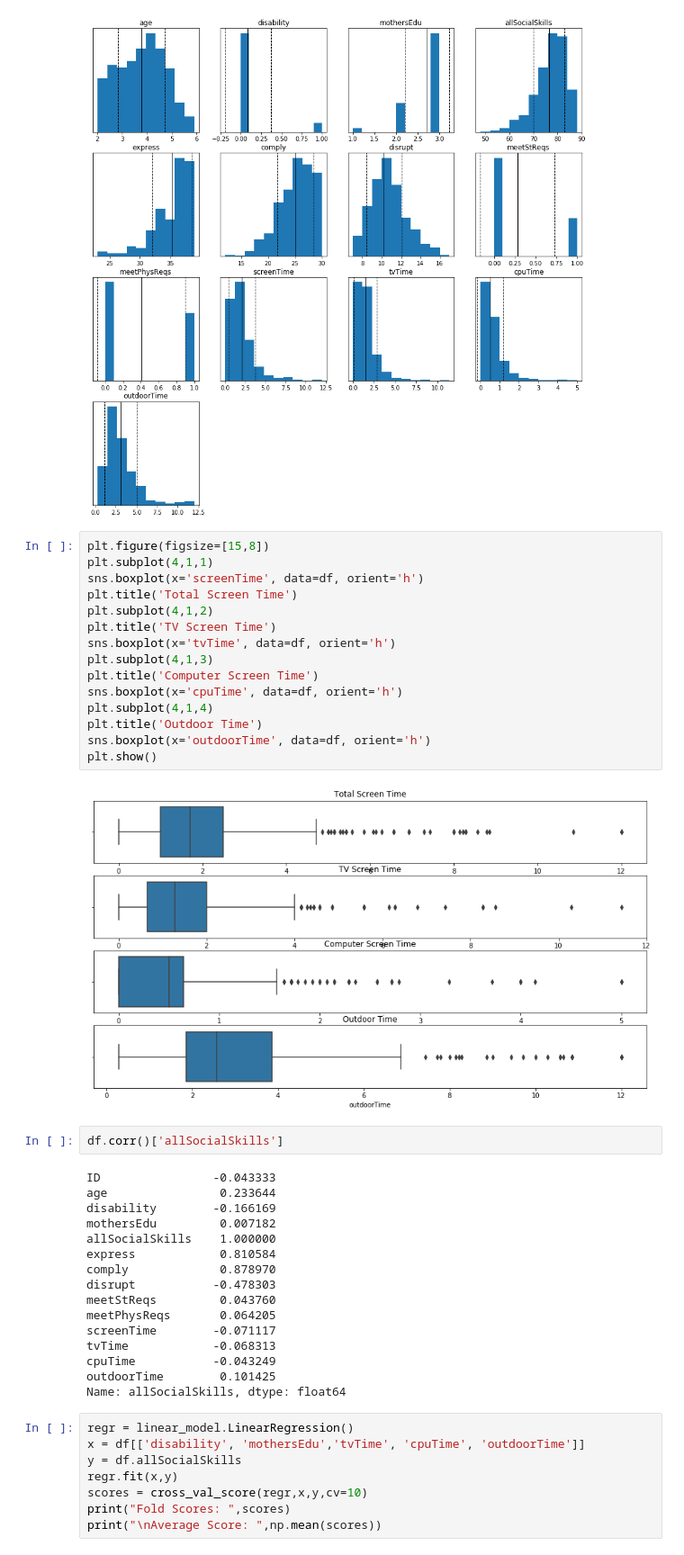
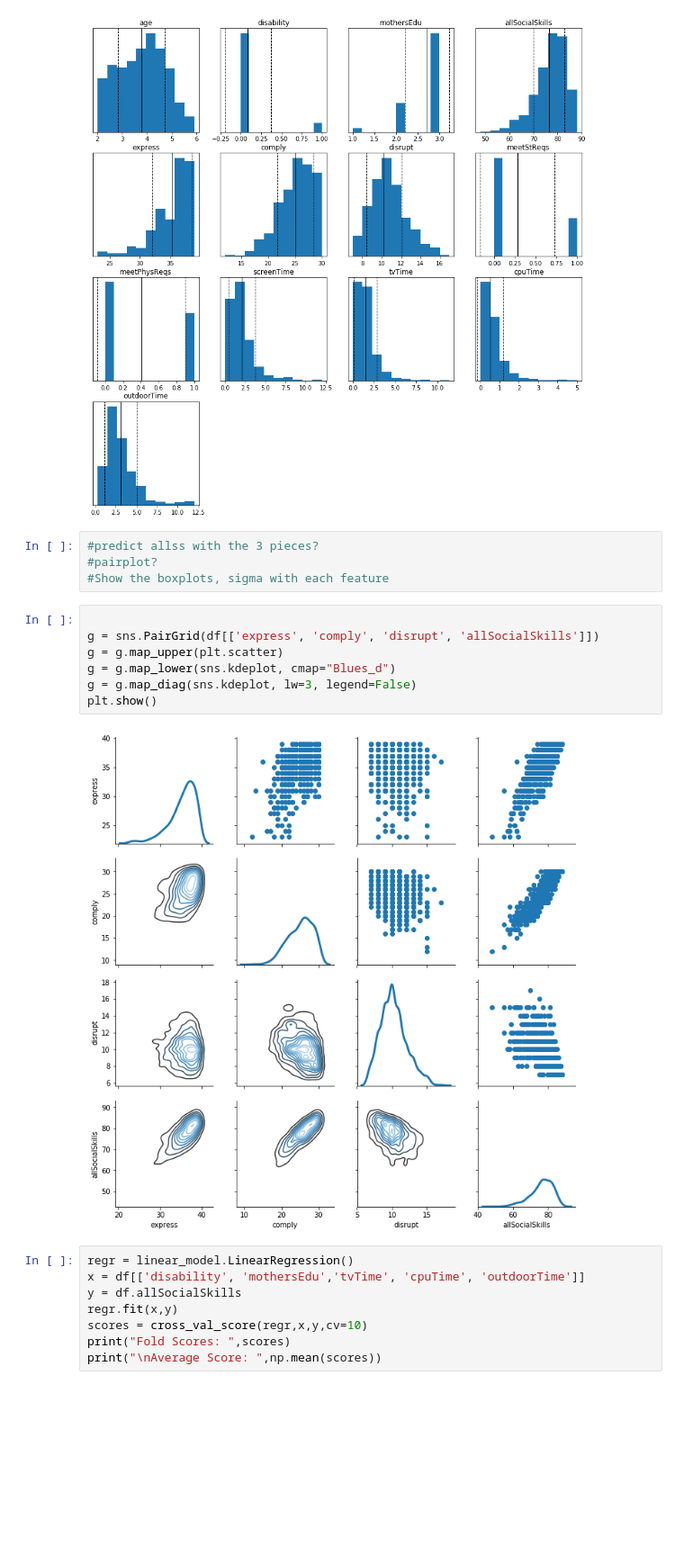
Before and after one commit to conditg/predicting-disruption, a Jupyter notebook: ScreenTime_SocialSkills.ipynb, the cells around one changed output. Shown at 90% size. Cells and saved outputs as stored; diff of their text form; blank space fills up the shorter version.

Commit message:
cool charts

```diff
--- a/ScreenTime_SocialSkills.ipynb
+++ b/ScreenTime_SocialSkills.ipynb
@@ -51,41 +56,19 @@ for j,x in enumerate(df.columns[2:]):
 plt.show()
 # %% [output]
 [figure]
-# %%
-plt.figure(figsize=[15,8])
-plt.subplot(4,1,1)
-sns.boxplot(x='screenTime', data=df, orient='h')
-plt.title('Total Screen Time')
-plt.subplot(4,1,2)
-plt.title('TV Screen Time')
-sns.boxplot(x='tvTime', data=df, orient='h')
-plt.subplot(4,1,3)
-plt.title('Computer Screen Time')
-sns.boxplot(x='cpuTime', data=df, orient='h')
-plt.subplot(4,1,4)
-plt.title('Outdoor Time')
-sns.boxplot(x='outdoorTime', data=df, orient='h')
-plt.show()
-# %% [output]
-[figure, removed]
-# %%
-df.corr()['allSocialSkills']
-# %% [output]
-ID                -0.043333
-age                0.233644
-disability        -0.166169
-mothersEdu         0.007182
-allSocialSkills    1.000000
-express            0.810584
-comply             0.878970
-disrupt           -0.478303
-meetStReqs         0.043760
-meetPhysReqs       0.064205
-screenTime        -0.071117
-tvTime            -0.068313
-cpuTime           -0.043249
-outdoorTime        0.101425
-Name: allSocialSkills, dtype: float64
+# %%
+#predict allss with the 3 pieces?
+#pairplot?
+#Show the boxplots, sigma with each feature
+# %%
+
+g = sns.PairGrid(df[['express', 'comply', 'disrupt', 'allSocialSkills']])
+g = g.map_upper(plt.scatter)
+g = g.map_lower(sns.kdeplot, cmap="Blues_d")
+g = g.map_diag(sns.kdeplot, lw=3, legend=False)
+plt.show()
+# %% [output]
+[figure, added]
 # %%
 regr = linear_model.LinearRegression()
 x = df[['disability', 'mothersEdu','tvTime', 'cpuTime', 'outdoorTime']]
```
Also changed, not shown: parts of 77 cells of this notebook.
